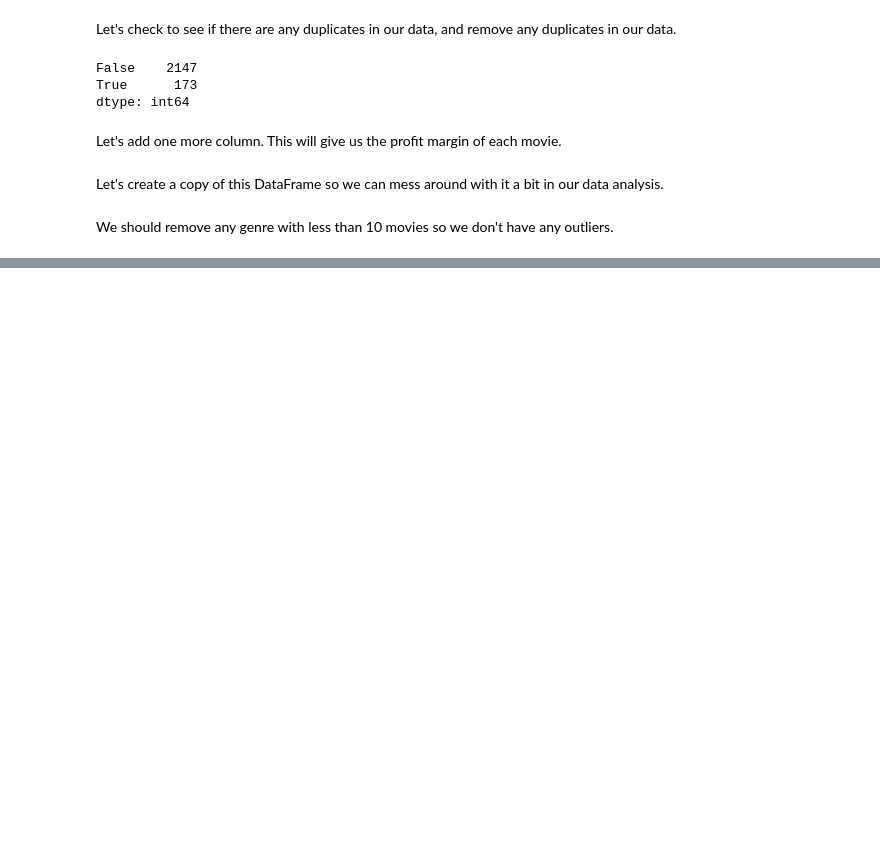
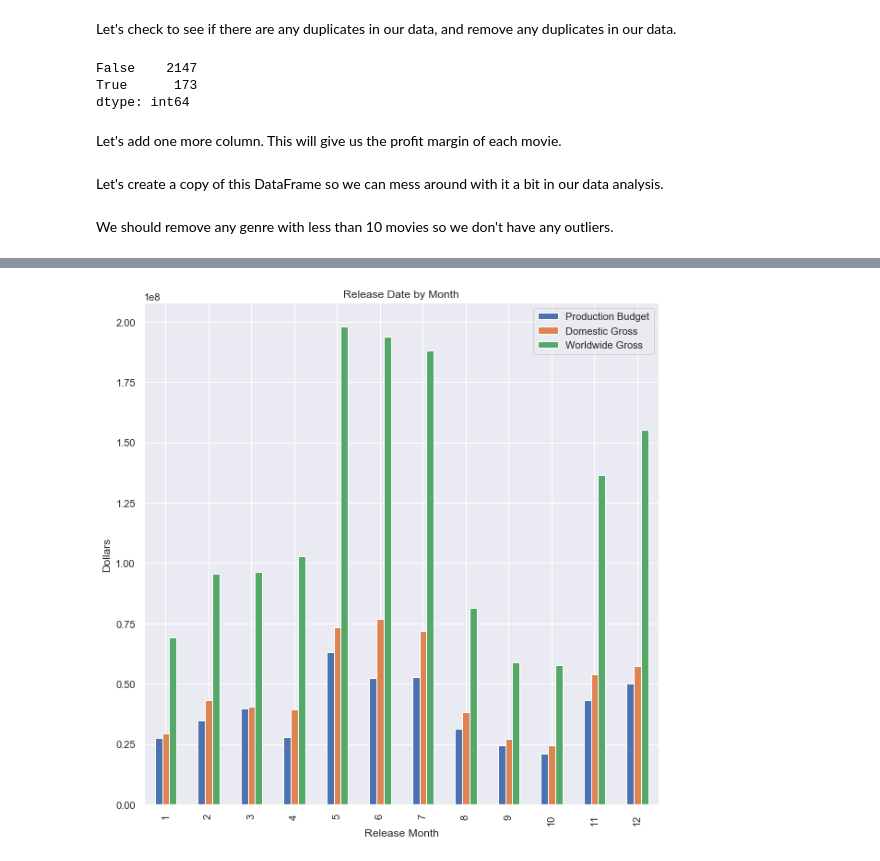
Before and after one commit to jefferyrosario/dsc-mod-1-project-Movie-Analysis-EDA, a Jupyter notebook: student.ipynb, the cells around one changed output, grey strips where cells are left out. Drawn from its saved outputs; the diff is of its cells as text; code cells hidden in the pictures; blank space fills up the shorter version.

```diff
--- a/student.ipynb
+++ b/student.ipynb
@@ -79,7 +78,7 @@ def convert_genre_ids(genre_ids): # generate a dictionary of genres from the gen
     for genre_id in genre_ids:
         genre_list.append(genre_ids_dict[genre_id])
         #print(genre_list.append(genre_ids_dict[genre_id]))
-    genre_list = tuple(genre_list)
+    genre_list = str(genre_list)
     return genre_list
 
 def conv_str_to_lst(str):
@@ -95,5 +94,10 @@ def conv_object_to_int(s):
     res = int("".join(integer))
     return res
 
+def expand(df, col, sep=''):
+    r = df[col].str.split(sep)
+    d = {c: df[c].values.repeat(r.str.len(), axis=0) for c in df.columns}
+    d[col] = [i for sub in r for i in sub]
+    return pd.DataFrame(d)
 
 keys = get_keys('/Users/Jeffery Rosario/.secret/moviedb_api.json')
@@ -258,2 +258,2 @@ bm2_df.groupby(['genre']).mean().sort_values(by ='production_budget').tail(10).p
 # %%
-df = bm2_df.groupby(['genre']).mean()
+release_date_df = bm2_df.groupby(bm2_df['release_datel_suffix'].dt.month).mean()
@@ -280,0 +435,12 @@ bm2_df.drop(['popularity', 'vote_average', 'vote_count'], axis = 1 ,inplace = Tr
+# %%
+release_date_df.set_index('release_datel_suffix', inplace = True)
+# %%
+release_date_df.drop(columns = 'gross_margin_worldwide', inplace = True)
+# %%
+release_date_df.plot(kind = 'bar', figsize = (10,10))
+plt.xlabel('Release Month')
+plt.ylabel('Dollars')
+plt.legend(['Production Budget', 'Domestic Gross', 'Worldwide Gross'])
+plt.title('Release Date by Month');
+# %% [output]
+[figure, added]
```
Also changed, not shown: parts of 40 cells of this notebook, 6 other files.
